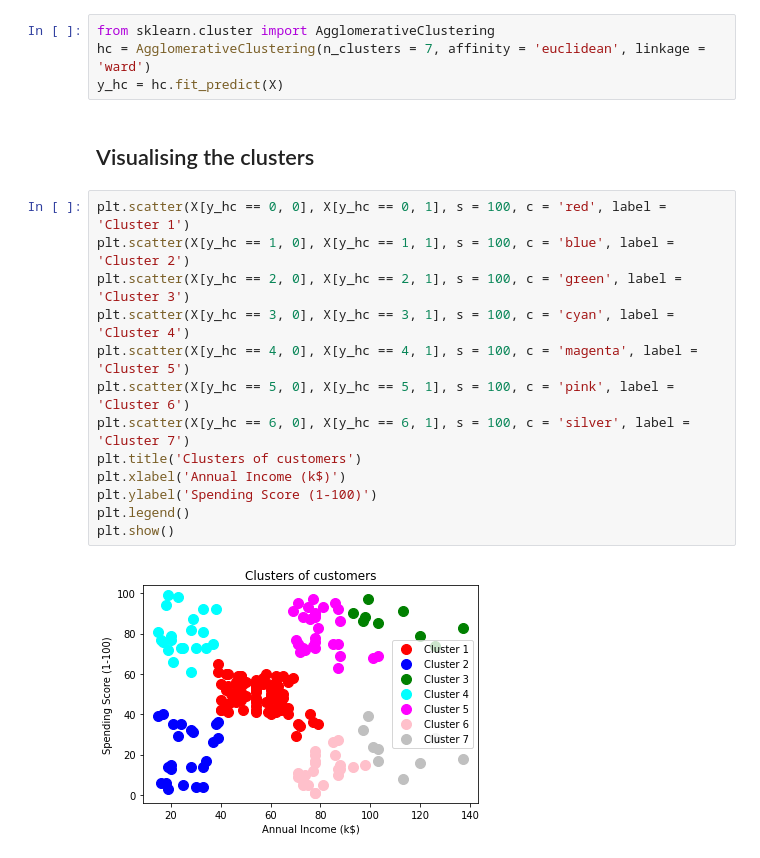
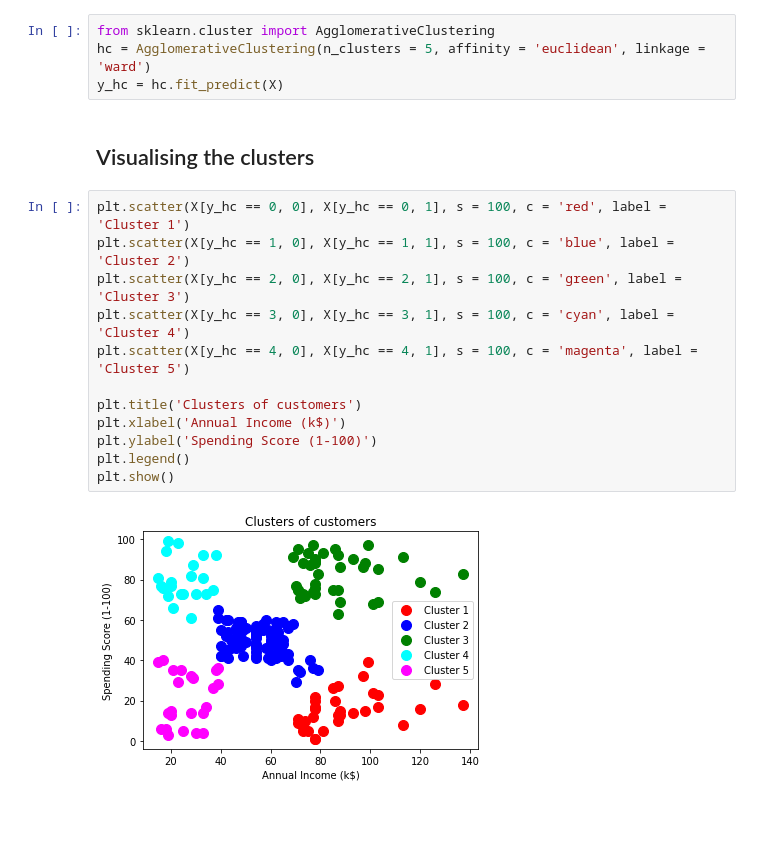
Before and after one commit to neubrom/Machine-Learning-A-Z., a Jupyter notebook: Part 4 - Clustering/Section 25 - Hierarchical Clustering/Python/hierarchical_clustering.ipynb, the cells around one changed output. Cells and saved outputs as stored; diff of their text form; blank space fills up the shorter version.

Commit message:
Hierarchical Clustering

```diff
--- a/Part 4 - Clustering/Section 25 - Hierarchical Clustering/Python/hierarchical_clustering.ipynb
+++ b/Part 4 - Clustering/Section 25 - Hierarchical Clustering/Python/hierarchical_clustering.ipynb
@@ -26,22 +26,21 @@ plt.show()
 ## Training the Hierarchical Clustering model on the dataset
 # %%
 from sklearn.cluster import AgglomerativeClustering
-hc = AgglomerativeClustering(n_clusters = 7, affinity = 'euclidean', linkage = 'ward')
+hc = AgglomerativeClustering(n_clusters = 5, affinity = 'euclidean', linkage = 'ward')
 y_hc = hc.fit_predict(X)
 # %% [markdown]
 ## Visualising the clusters
 # %%
 plt.scatter(X[y_hc == 0, 0], X[y_hc == 0, 1], s = 100, c = 'red', label = 'Cluster 1')
 plt.scatter(X[y_hc == 1, 0], X[y_hc == 1, 1], s = 100, c = 'blue', label = 'Cluster 2')
 plt.scatter(X[y_hc == 2, 0], X[y_hc == 2, 1], s = 100, c = 'green', label = 'Cluster 3')
 plt.scatter(X[y_hc == 3, 0], X[y_hc == 3, 1], s = 100, c = 'cyan', label = 'Cluster 4')
 plt.scatter(X[y_hc == 4, 0], X[y_hc == 4, 1], s = 100, c = 'magenta', label = 'Cluster 5')
-plt.scatter(X[y_hc == 5, 0], X[y_hc == 5, 1], s = 100, c = 'pink', label = 'Cluster 6')
-plt.scatter(X[y_hc == 6, 0], X[y_hc == 6, 1], s = 100, c = 'silver', label = 'Cluster 7')
+
 plt.title('Clusters of customers')
 plt.xlabel('Annual Income (k$)')
 plt.ylabel('Spending Score (1-100)')
 plt.legend()
 plt.show()
 # %% [output]
-[figure, old version]
+[figure, new version]
```
Also changed, not shown: 1 other file.
